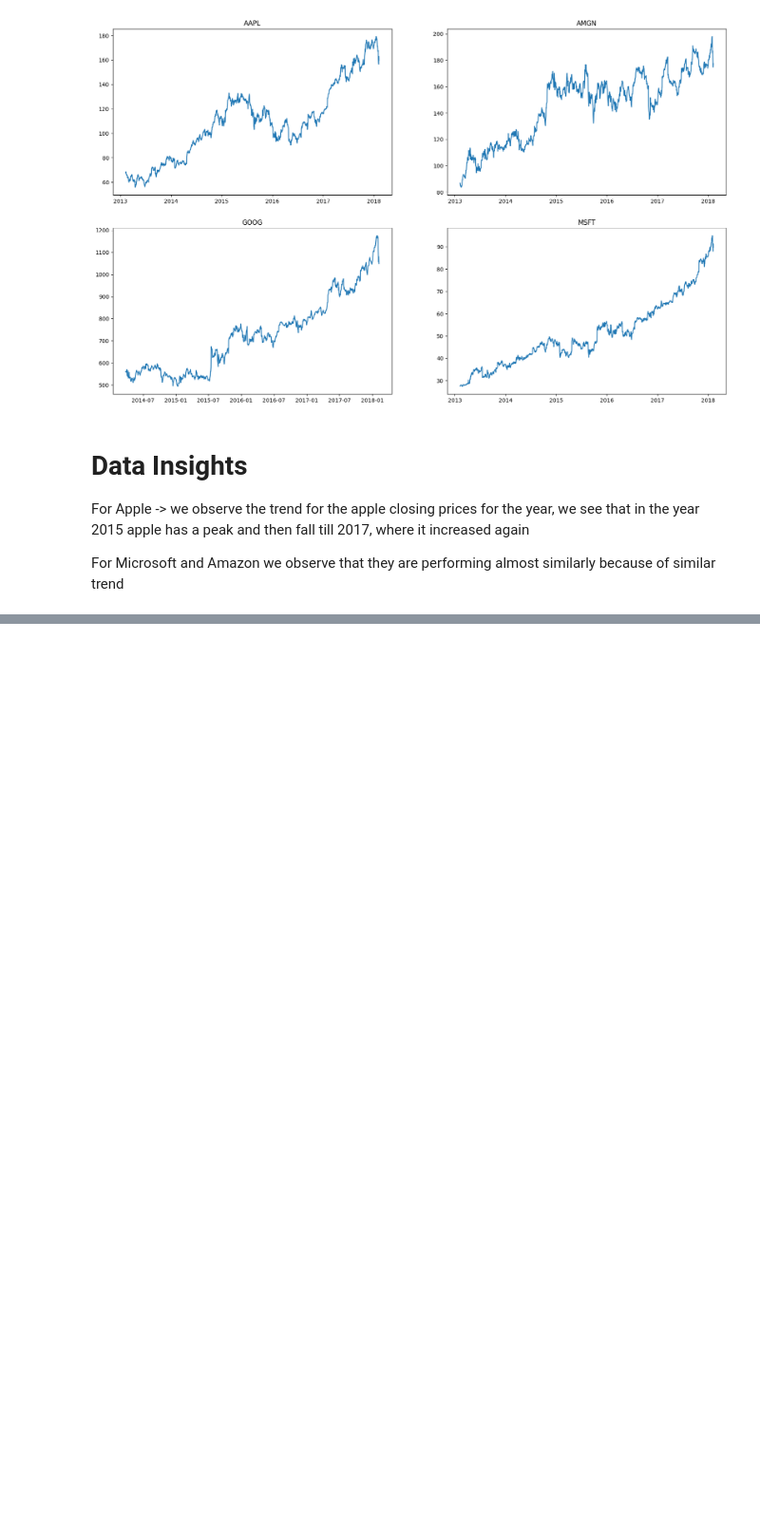
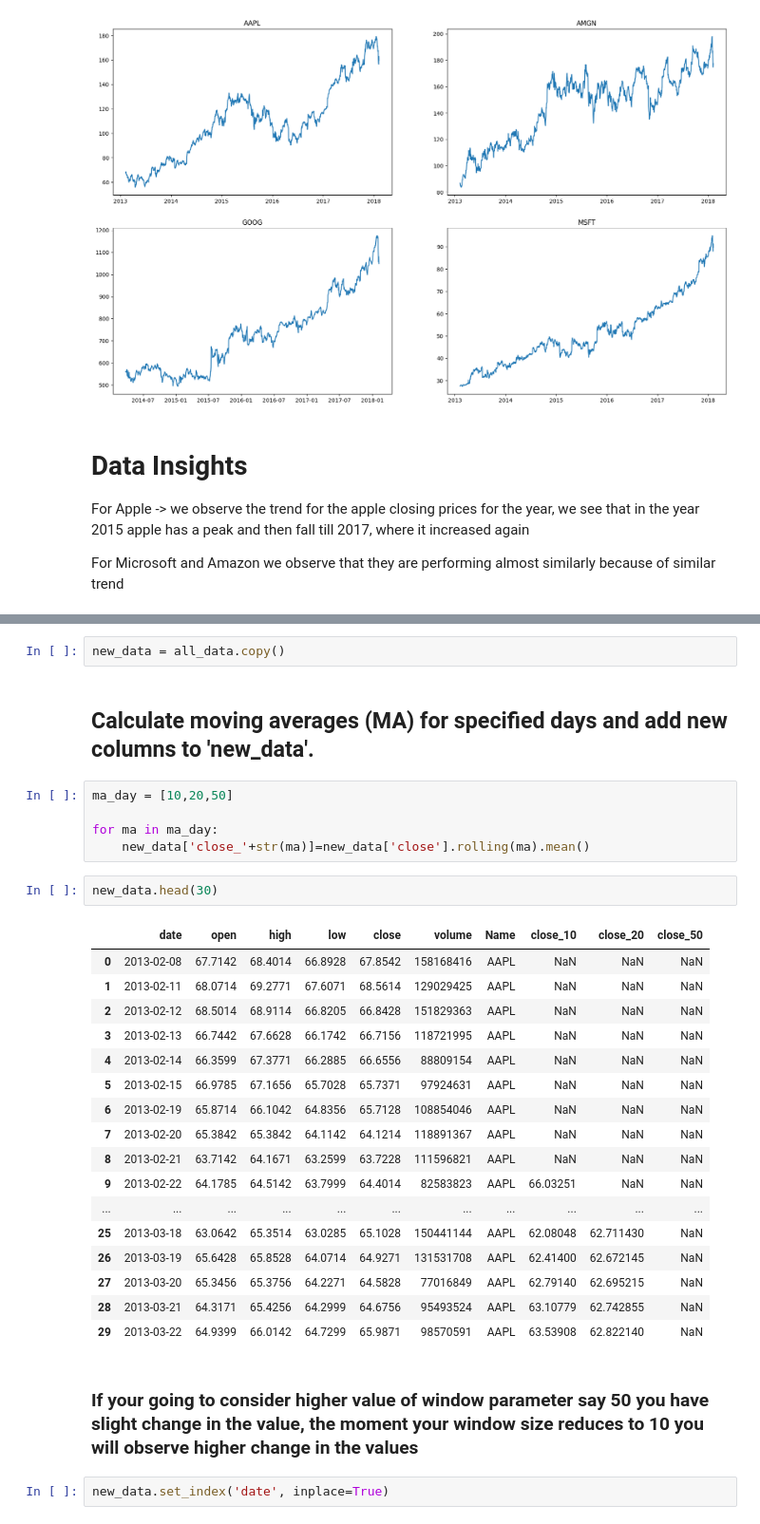
Before and after one commit to rbhardwaj2186/S_P_500_Stock_Prediction, a Jupyter notebook: Stock_trade_sp500.ipynb, the cells around one changed output, grey strips where cells are left out. Shown at 95% size. Cells and saved outputs as stored; diff of their text form; blank space fills up the shorter version.

```diff
--- a/Stock_trade_sp500.ipynb
+++ b/Stock_trade_sp500.ipynb
@@ -173,0 +164,33 @@ all_data['close'].rolling
+# %%
+new_data = all_data.copy()
+# %% [markdown]
+## Calculate moving averages (MA) for specified days and add new columns to 'new_data'.
+# %%
+ma_day = [10,20,50]
+
+for ma in ma_day:
+    new_data['close_'+str(ma)]=new_data['close'].rolling(ma).mean()
+# %%
+new_data.head(30)
+# %% [output]
+|  | date | open | high | low | close | volume | Name | close_10 | close_20 | close_50 |
+| 0 | 2013-02-08 | 67.7142 | 68.4014 | 66.8928 | 67.8542 | 158168416 | AAPL | NaN | NaN | NaN |
+| 1 | 2013-02-11 | 68.0714 | 69.2771 | 67.6071 | 68.5614 | 129029425 | AAPL | NaN | NaN | NaN |
+| 2 | 2013-02-12 | 68.5014 | 68.9114 | 66.8205 | 66.8428 | 151829363 | AAPL | NaN | NaN | NaN |
+| 3 | 2013-02-13 | 66.7442 | 67.6628 | 66.1742 | 66.7156 | 118721995 | AAPL | NaN | NaN | NaN |
+| 4 | 2013-02-14 | 66.3599 | 67.3771 | 66.2885 | 66.6556 | 88809154 | AAPL | NaN | NaN | NaN |
+| 5 | 2013-02-15 | 66.9785 | 67.1656 | 65.7028 | 65.7371 | 97924631 | AAPL | NaN | NaN | NaN |
+| 6 | 2013-02-19 | 65.8714 | 66.1042 | 64.8356 | 65.7128 | 108854046 | AAPL | NaN | NaN | NaN |
+| 7 | 2013-02-20 | 65.3842 | 65.3842 | 64.1142 | 64.1214 | 118891367 | AAPL | NaN | NaN | NaN |
+| 8 | 2013-02-21 | 63.7142 | 64.1671 | 63.2599 | 63.7228 | 111596821 | AAPL | NaN | NaN | NaN |
+| 9 | 2013-02-22 | 64.1785 | 64.5142 | 63.7999 | 64.4014 | 82583823 | AAPL | 66.03251 | NaN | NaN |
+| ... | ... | ... | ... | ... | ... | ... | ... | ... | ... | ... |
+| 25 | 2013-03-18 | 63.0642 | 65.3514 | 63.0285 | 65.1028 | 150441144 | AAPL | 62.08048 | 62.711430 | NaN |
+| 26 | 2013-03-19 | 65.6428 | 65.8528 | 64.0714 | 64.9271 | 131531708 | AAPL | 62.41400 | 62.672145 | NaN |
+| 27 | 2013-03-20 | 65.3456 | 65.3756 | 64.2271 | 64.5828 | 77016849 | AAPL | 62.79140 | 62.695215 | NaN |
+| 28 | 2013-03-21 | 64.3171 | 65.4256 | 64.2999 | 64.6756 | 95493524 | AAPL | 63.10779 | 62.742855 | NaN |
+| 29 | 2013-03-22 | 64.9399 | 66.0142 | 64.7299 | 65.9871 | 98570591 | AAPL | 63.53908 | 62.822140 | NaN |
+# %% [markdown]
+### If your going to consider higher value of window parameter say 50 you have slight change in the value, the moment your window size reduces to 10 you will observe higher change in the values
+# %%
+new_data.set_index('date', inplace=True)
```
Also changed, not shown: parts of 28 cells of this notebook.
